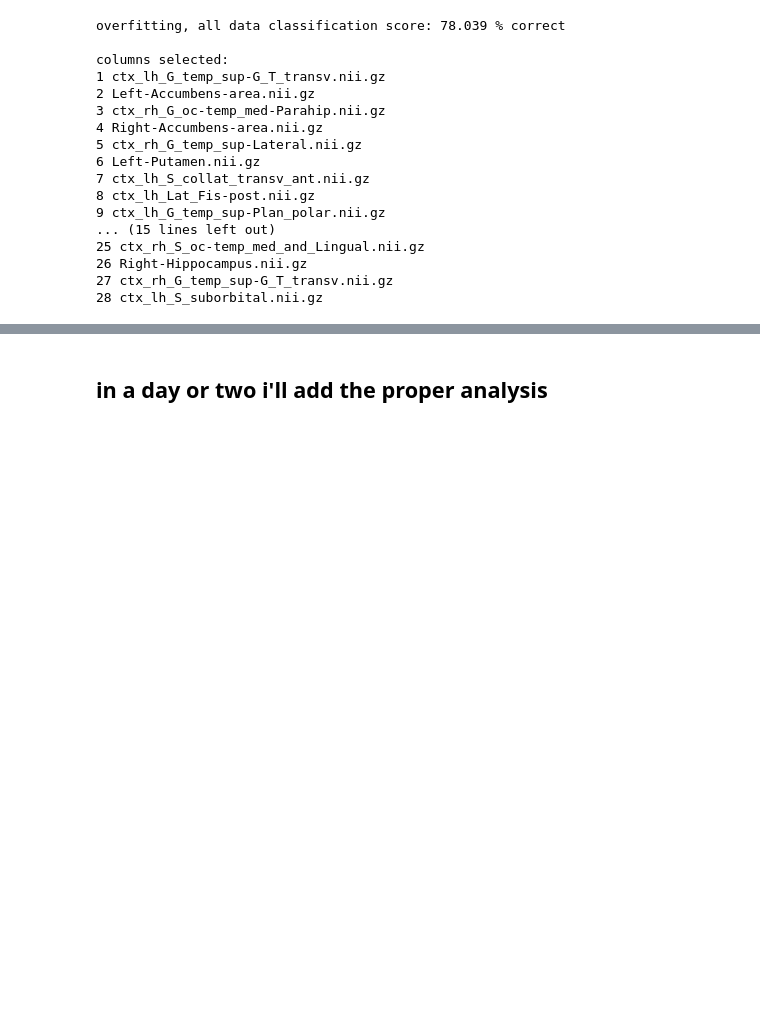
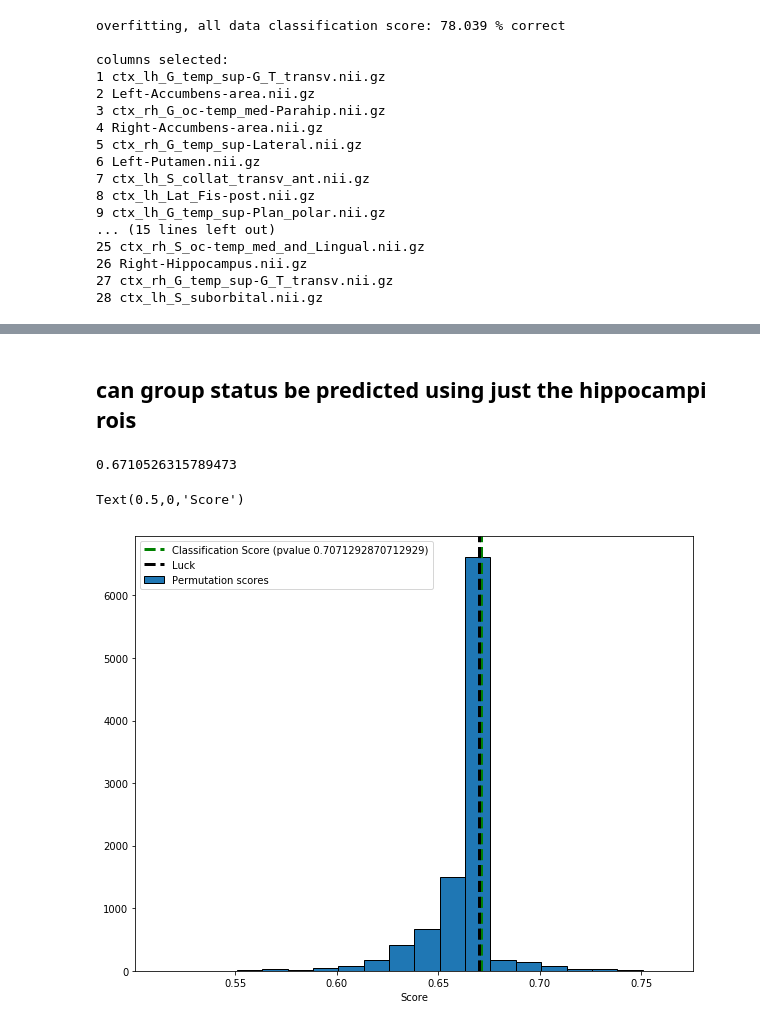
Before and after one commit to zhenghanQ/bild, a Jupyter notebook: second_level_roi_analysis/sklearn_prelim.ipynb, the cells around one changed output, grey strips where cells are left out. Saved outputs shown, nothing was run; the diff lists cells and outputs as text; code cells hidden in the pictures; blank space fills up the shorter version.

Commit message:
more analysis

```diff
--- a/second_level_roi_analysis/sklearn_prelim.ipynb
+++ b/second_level_roi_analysis/sklearn_prelim.ipynb
@@ -42,9 +40,7 @@ def projection(data , covars):
     P = np.eye(C.shape[0]) - C.dot(np.linalg.pinv(C.T.dot(C))).dot(C.T)
     return pd.DataFrame(P.dot(X), columns=data.columns, index=data.index)
 
-covar_columns = ["gender", "iq", "outliers", "composite_motion"]
-covariates = behav.loc[:, covar_columns]
-data = projection(roi_data, covariates)
+data = projection(roi_data, behav.loc[:, ["gender", "iq", "outliers", "composite_motion"]])
 # %% [markdown]
 ## unsupervised dimensionality reduction visualization
 
@@ -147,2 +143,2 @@ $$\approx 0.557$$
-# %% [markdown]
-## in a day or two i'll add the proper analysis
+# %% [markdown]
+## can group status be predicted using just the hippocampi rois
@@ -148,0 +151,43 @@ $$\approx 0.557$$
+# %%
+clf = Pipeline([
+    ("scale", StandardScaler()),
+    ("svc", svm.SVC(
+        kernel="rbf"
+    ))
+])
+
+X = data.loc[:, ["Right-Hippocampus.nii.gz", "Left-Hippocampus.nii.gz"]].values
+y = behav["young_kid"].values
+
+pred_scores = np.zeros(X.shape[0])
+predicted = np.zeros(X.shape[0])
+true_class = np.zeros(X.shape[0])
+
+for idx, (train_idx, test_idx) in enumerate(LeaveOneOut().split(X)):
+    X_train, X_test = X[train_idx], X[test_idx]
+    y_train, y_test = y[train_idx], y[test_idx]
+    clf.fit(X_train, y_train)
+    predicted[idx], true_class[idx] = clf.predict(X_test), y_test
+    pred_scores[idx] = np.int64(predicted[idx] == true_class[idx])
+
+print(pred_scores.mean())
+# %% [output]
+0.6710526315789473
+# %%
+score, permutation_scores, pvalue = permutation_test_score(
+    clf, X, y, scoring="accuracy", cv=LeaveOneOut(), n_permutations=10000, n_jobs=1
+)
+# %%
+from pylab import rcParams
+rcParams['figure.figsize'] = 10, 8
+
+plt.hist(permutation_scores, 20, label='Permutation scores', edgecolor='black')
+ylim = plt.ylim()
+plt.plot(2 * [score], ylim, '--g', linewidth=3, label='Classification Score (pvalue %s)' % pvalue)
+plt.plot([.67, .67], ylim, '--k', linewidth=3, label='Luck')
+plt.ylim(ylim)
+plt.legend()
+plt.xlabel('Score')
+# %% [output]
+Text(0.5,0,'Score')
+[figure, added]
```
Also changed, not shown: parts of 3 cells of this notebook.
